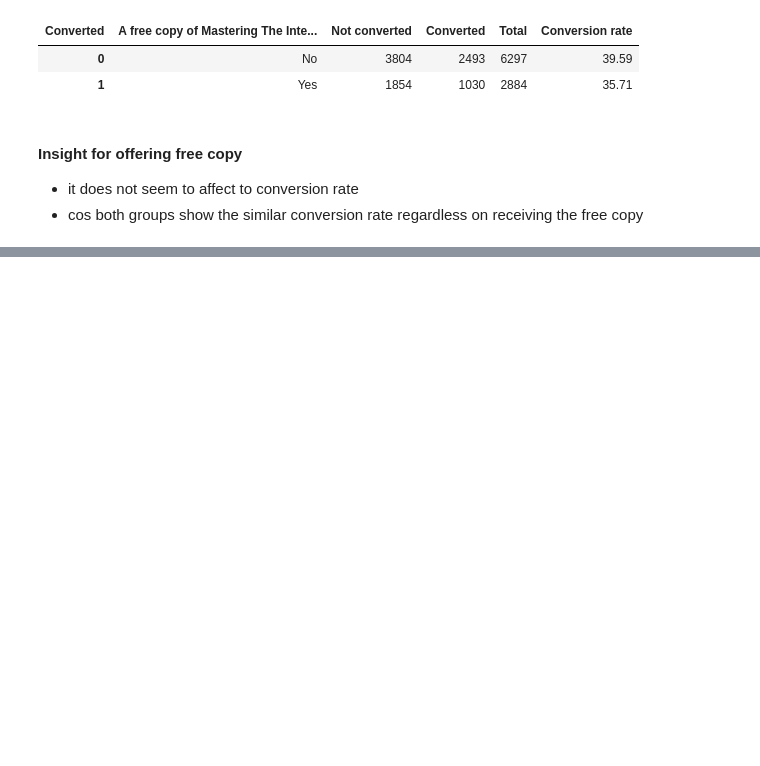
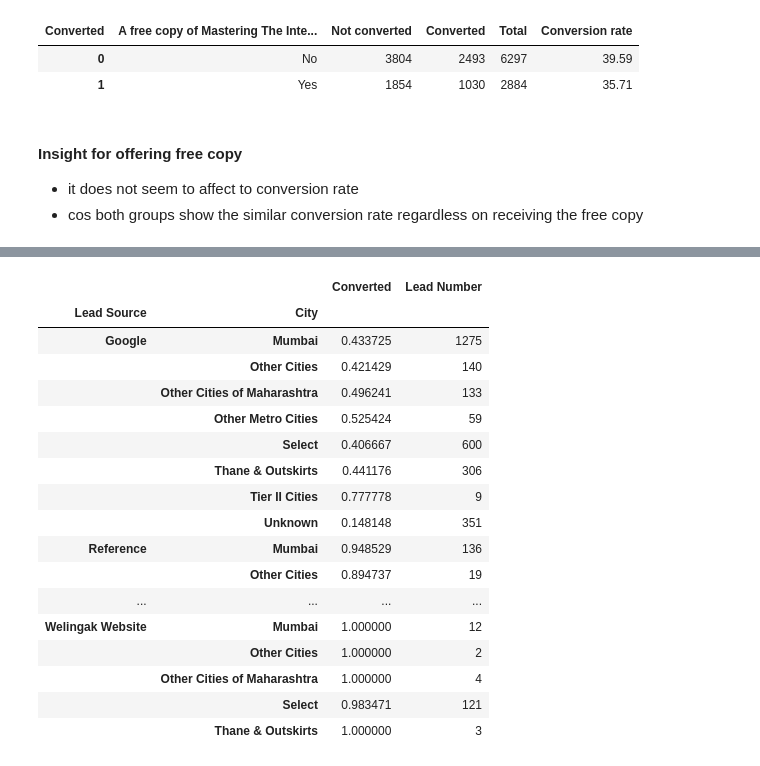
Before and after one commit to hyunjun33/Funnel_Analysis, a Jupyter notebook: Acquisition Analysis.ipynb, the cells around one changed output, grey strips where cells are left out. Saved outputs shown, nothing was run; the diff lists cells and outputs as text; code cells hidden in the pictures; blank space fills up the shorter version.

```diff
--- a/Acquisition Analysis.ipynb
+++ b/Acquisition Analysis.ipynb
@@ -687,0 +768,22 @@ conversion_rate(df, "A free copy of Mastering The Interview")
+# %%
+channel_3.groupby(["Lead Source", "City"]).agg({"Converted": "mean",
+                                                "Lead Number": "count"})
+# %% [output]
+|  |  | Converted | Lead Number |
+| Lead Source | City |  |  |
+| Google | Mumbai | 0.433725 | 1275 |
+|  | Other Cities | 0.421429 | 140 |
+|  | Other Cities of Maharashtra | 0.496241 | 133 |
+|  | Other Metro Cities | 0.525424 | 59 |
+|  | Select | 0.406667 | 600 |
+|  | Thane & Outskirts | 0.441176 | 306 |
+|  | Tier II Cities | 0.777778 | 9 |
+|  | Unknown | 0.148148 | 351 |
+| Reference | Mumbai | 0.948529 | 136 |
+|  | Other Cities | 0.894737 | 19 |
+| ... | ... | ... | ... |
+| Welingak Website | Mumbai | 1.000000 | 12 |
+|  | Other Cities | 1.000000 | 2 |
+|  | Other Cities of Maharashtra | 1.000000 | 4 |
+|  | Select | 0.983471 | 121 |
+|  | Thane & Outskirts | 1.000000 | 3 |
```
Also changed, not shown: parts of 7 cells of this notebook.
